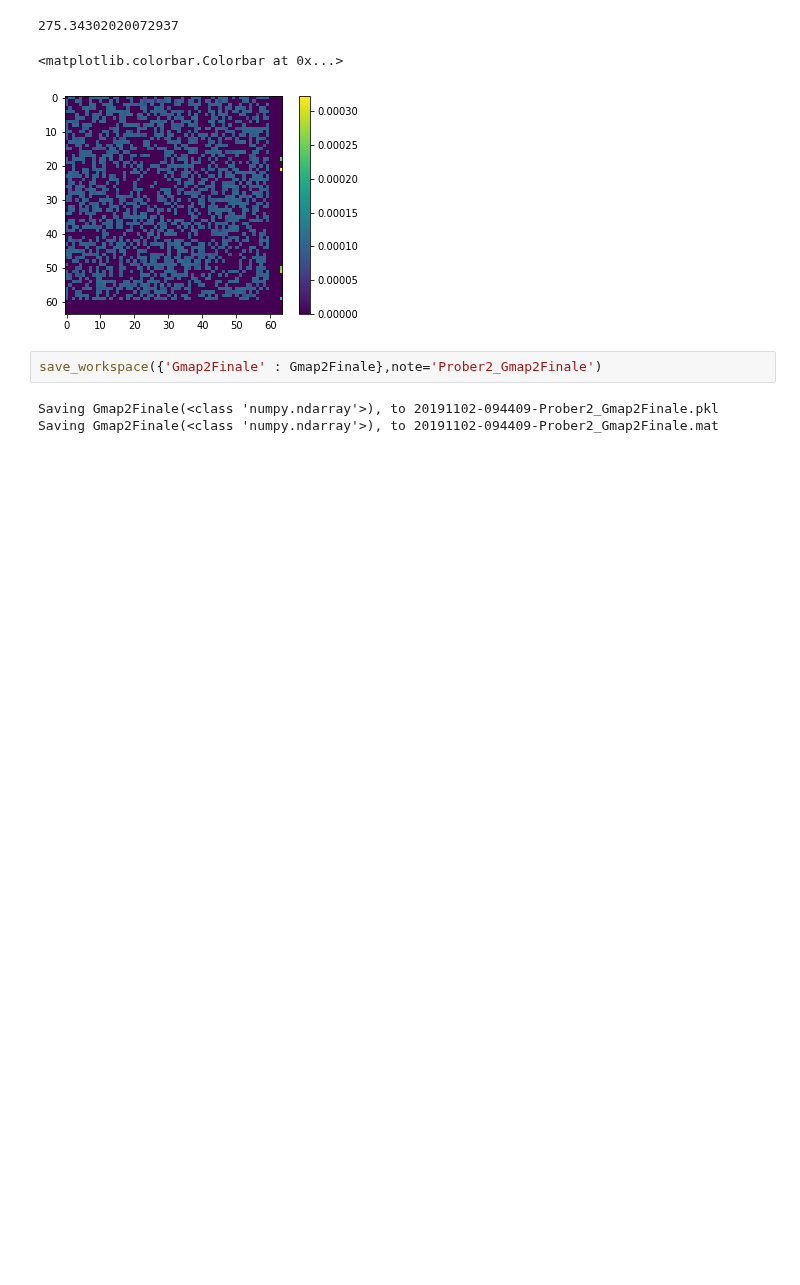
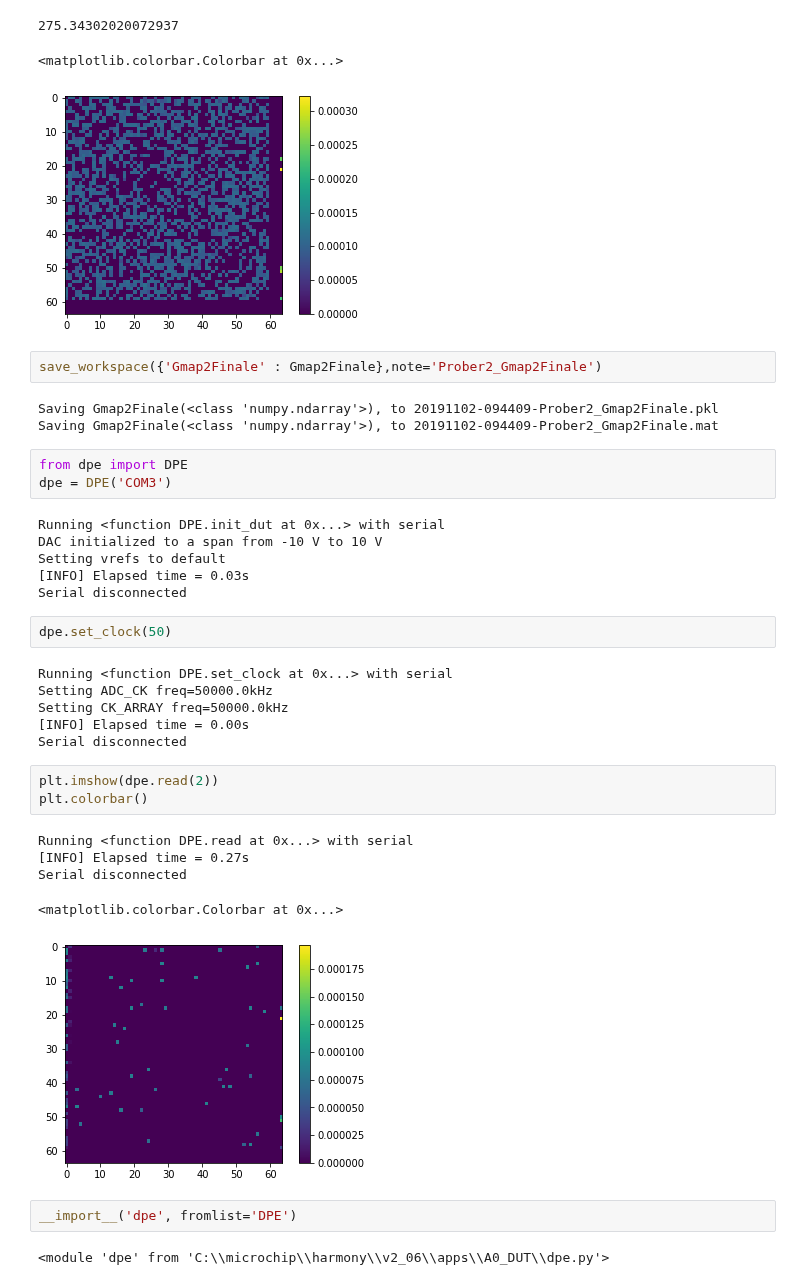
Before and after one commit to lican81/A0_DUT, a Jupyter notebook: Prober2Chip42_Hopfield.ipynb, the cells around one changed output. Drawn from its saved outputs; the diff is of its cells as text; blank space fills up the shorter version.

```diff
--- a/Prober2Chip42_Hopfield.ipynb
+++ b/Prober2Chip42_Hopfield.ipynb
@@ -1010,3 +1012,33 @@ save_workspace({'Gmap2Finale' : Gmap2Finale},note='Prober2_Gmap2Finale')
 # %% [output]
 Saving Gmap2Finale(<class 'numpy.ndarray'>), to 20191102-094409-Prober2_Gmap2Finale.pkl
 Saving Gmap2Finale(<class 'numpy.ndarray'>), to 20191102-094409-Prober2_Gmap2Finale.mat
+# %%
+from dpe import DPE
+dpe = DPE('COM3')
+# %% [output]
+Running <function DPE.init_dut at 0x...> with serial
+DAC initialized to a span from -10 V to 10 V
+Setting vrefs to default
+[INFO] Elapsed time = 0.03s
+Serial disconnected
+# %%
+dpe.set_clock(50)
+# %% [output]
+Running <function DPE.set_clock at 0x...> with serial
+Setting ADC_CK freq=50000.0kHz
+Setting CK_ARRAY freq=50000.0kHz
+[INFO] Elapsed time = 0.00s
+Serial disconnected
+# %%
+plt.imshow(dpe.read(2))
+plt.colorbar()
+# %% [output]
+Running <function DPE.read at 0x...> with serial
+[INFO] Elapsed time = 0.27s
+Serial disconnected
+<matplotlib.colorbar.Colorbar at 0x...>
+[figure, added]
+# %%
+__import__('dpe', fromlist='DPE')
+# %% [output]
+<module 'dpe' from 'C:\\microchip\\harmony\\v2_06\\apps\\A0_DUT\\dpe.py'>
```
Also changed, not shown: parts of 3 cells of this notebook, 24 other files.
